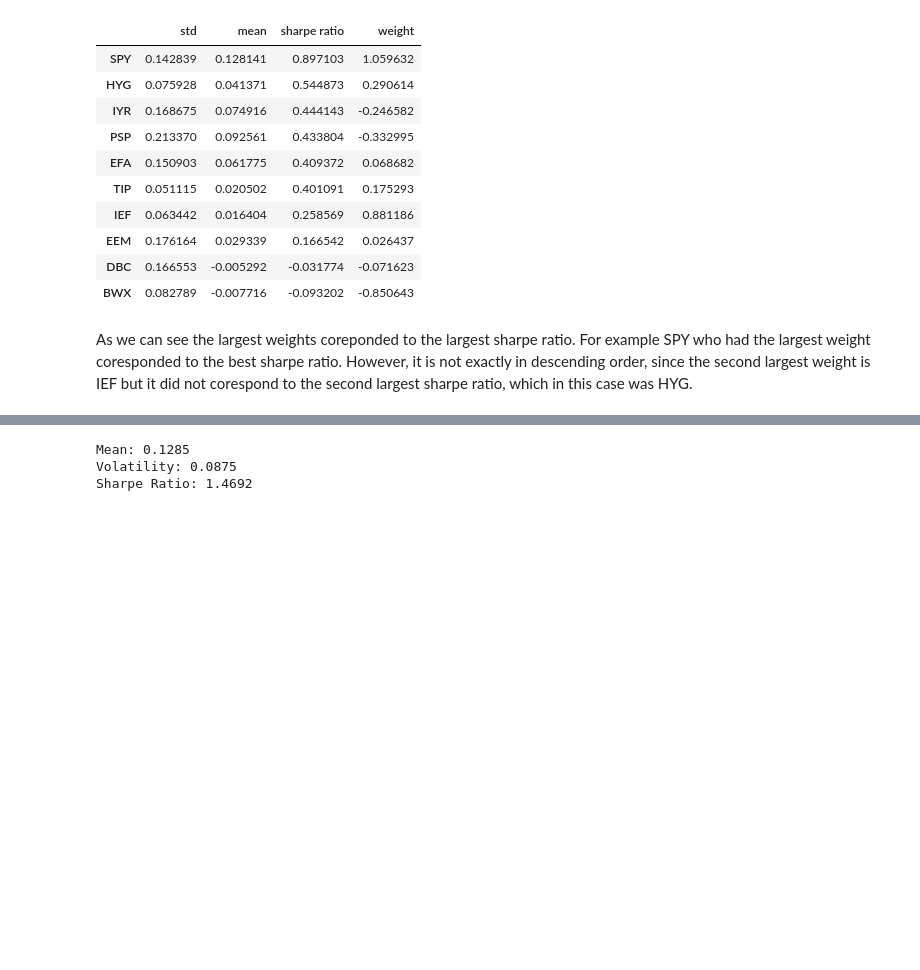
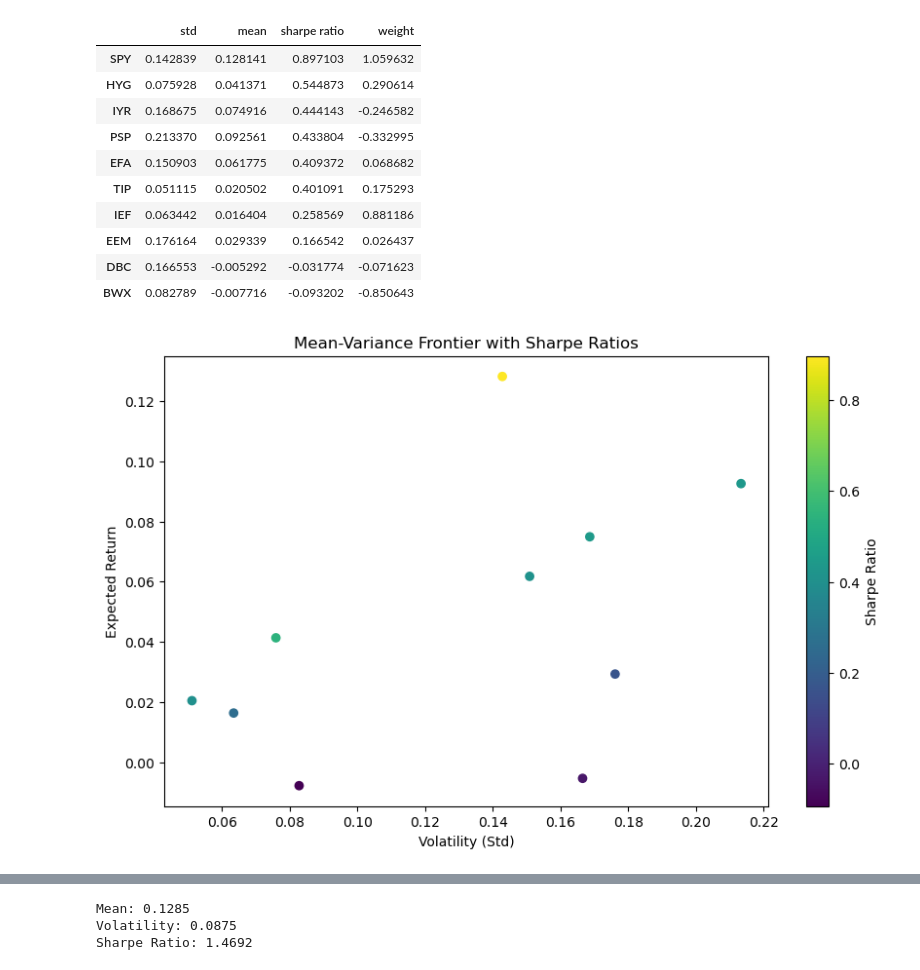
Before and after one commit to mmiah00/FINM-36700-HW-1, a Jupyter notebook: HW1.ipynb, the cells around one changed output, grey strips where cells are left out. Cells and saved outputs as stored; diff of their text form; code cells hidden in the pictures; blank space fills up the shorter version.

Commit message:
Implementation of Q6 and added visualization for 2.3

```diff
--- a/HW1.ipynb
+++ b/HW1.ipynb
@@ -276,5 +276,13 @@ df3
 | EEM | 0.176164 | 0.029339 | 0.166542 | 0.026437 |
 | DBC | 0.166553 | -0.005292 | -0.031774 | -0.071623 |
 | BWX | 0.082789 | -0.007716 | -0.093202 | -0.850643 |
-# %% [markdown]
-As we can see the largest weights coreponded to the largest sharpe ratio. For example SPY who had the largest weight coresponded to the best sharpe ratio. However, it is not exactly in descending order, since the second largest weight is IEF but it did not corespond to the second largest sharpe ratio, which in this case was HYG.
+# %%
+plt.figure(figsize=(10,6))
+plt.scatter(std, df['mean'], c=df['sharpe ratio'], cmap='viridis')
+plt.colorbar(label='Sharpe Ratio')
+plt.xlabel('Volatility (Std)')
+plt.ylabel('Expected Return')
+plt.title('Mean-Variance Frontier with Sharpe Ratios')
+plt.show()
+# %% [output]
+[figure, added]
```
Also changed, not shown: parts of 7 cells of this notebook.
